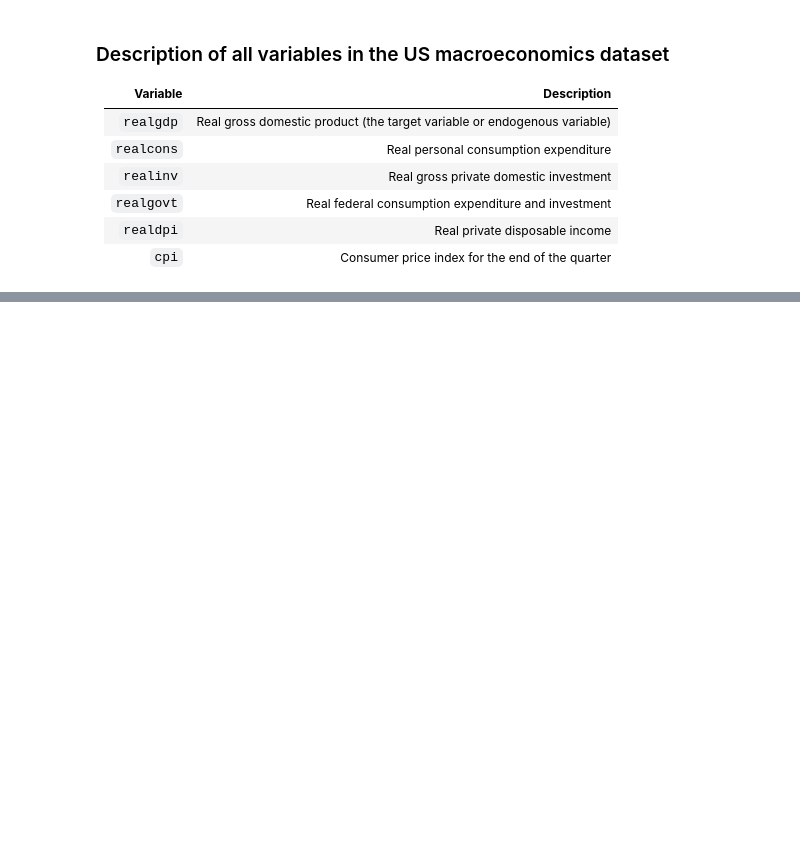
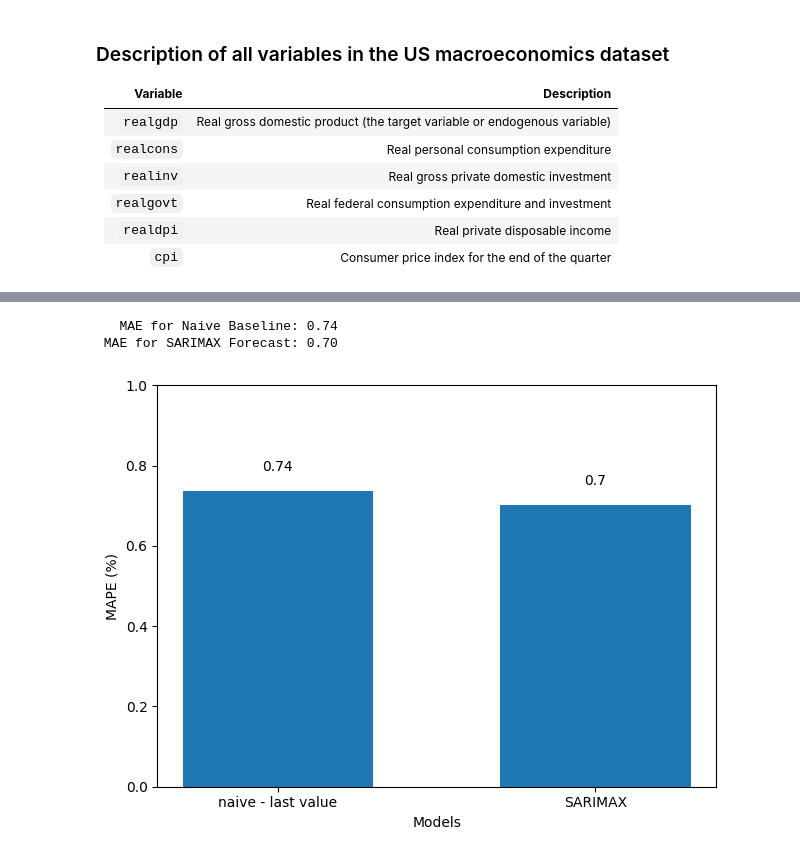
Before and after one commit to LeonardoSMSoares/Economics-Finance, a Jupyter notebook: Time Series Forecasting in Python/TSF 14 - Adding External Variables.ipynb, the cells around one changed output, grey strips where cells are left out. Cells and saved outputs as stored; diff of their text form; code cells hidden in the pictures; blank space fills up the shorter version.

```diff
--- a/Time Series Forecasting in Python/TSF 14 - Adding External Variables.ipynb
+++ b/Time Series Forecasting in Python/TSF 14 - Adding External Variables.ipynb
@@ -93,0 +390,34 @@ plt.tight_layout()
+# %%
+# Mean Absolute Percentage Error
+def mape(y_true, y_pred):
+    return np.mean(np.abs((y_true - y_pred) / y_true)) * 100
+# %%
+from sklearn.metrics import mean_absolute_error
+
+# Calculate MAPE for each forecast
+mape_last = mape(pred_df.actual, pred_df.pred_last_value)
+mape_SARIMAX = mape(pred_df.actual, pred_df.pred_SARIMAX)
+
+# Display MAPE results
+print(f'   MAE for Naive Baseline: {mape_last:.2f}')
+print(f' MAE for SARIMAX Forecast: {mape_SARIMAX:.2f}')
+# %% [output]
+   MAE for Naive Baseline: 0.74
+ MAE for SARIMAX Forecast: 0.70
+# %%
+fig, ax = plt.subplots()
+
+x = ['naive - last value', 'SARIMAX']
+y = [mape_last, mape_SARIMAX]
+
+ax.bar(x, y, width=0.6)
+ax.set_xlabel('Models')
+ax.set_ylabel('MAPE (%)')
+ax.set_ylim(0, 1)
+
+for index, value in enumerate(y):
+    plt.text(x=index, y=value + 0.05, s=str(round(value,2)), ha='center')
+
+plt.tight_layout()
+# %% [output]
+[figure, added]
```
Also changed, not shown: parts of 29 cells of this notebook.
